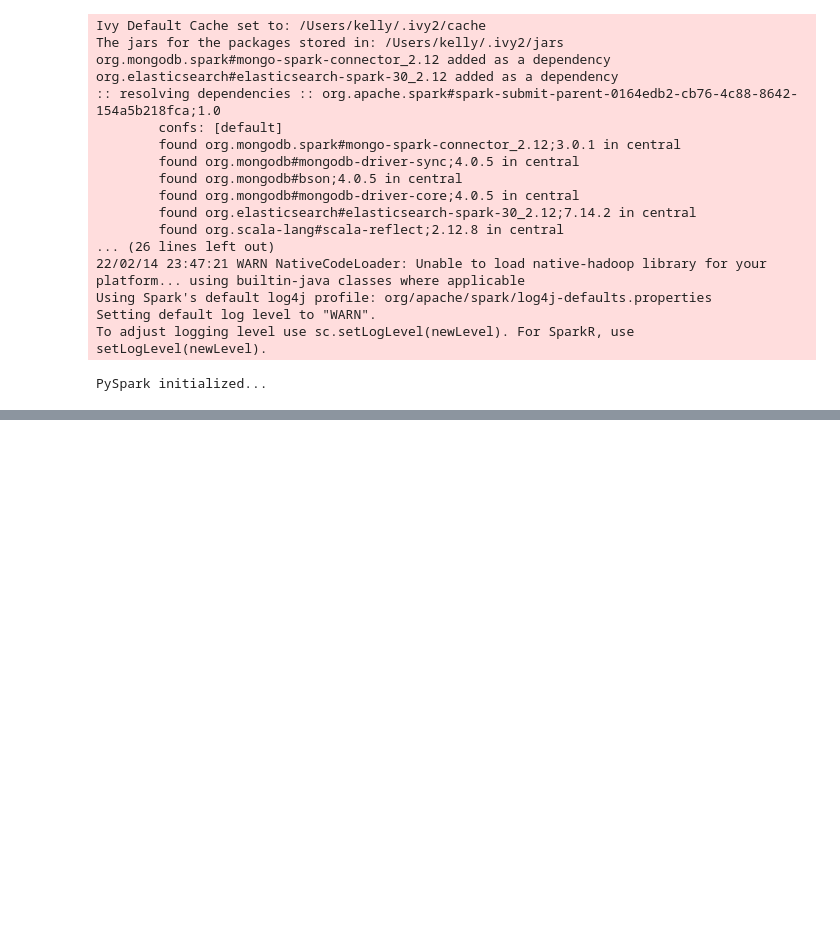
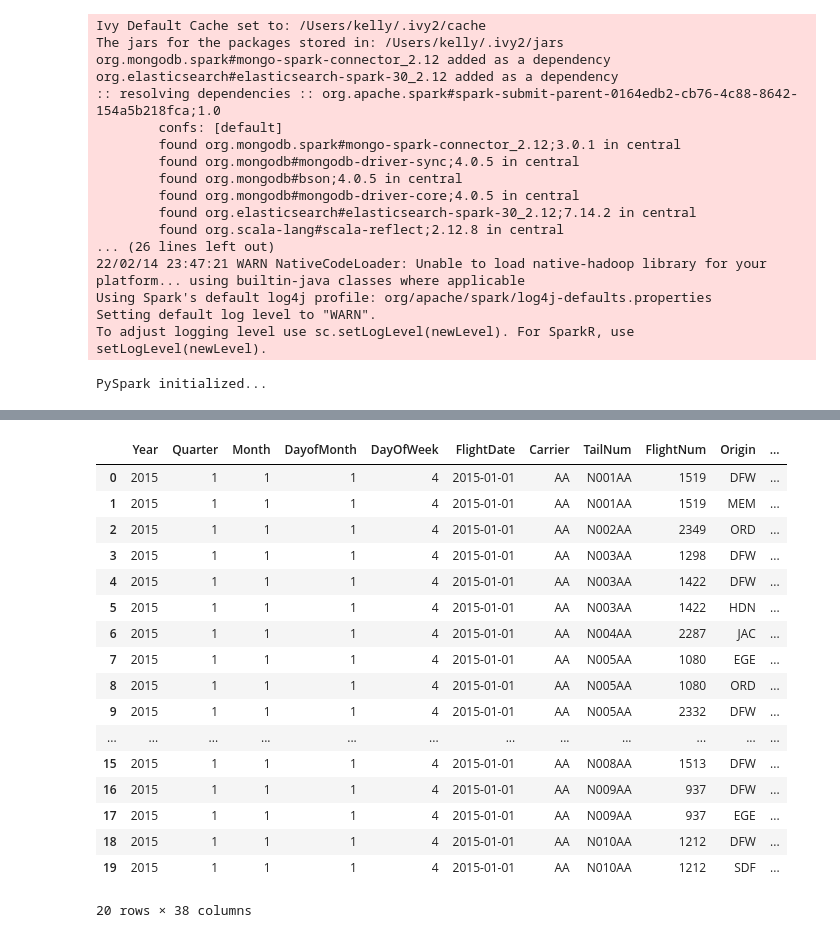
Before and after one commit to ojjy/datascience, a Jupyter notebook: data_eng/agile_DC2_ch04_prac.ipynb, the cells around one changed output, grey strips where cells are left out. Saved outputs shown, nothing was run; the diff lists cells and outputs as text; code cells hidden in the pictures; blank space fills up the shorter version.

```diff
--- a/data_eng/agile_DC2_ch04_prac.ipynb
+++ b/data_eng/agile_DC2_ch04_prac.ipynb
@@ -73,0 +185,4 @@ trimmed_cast_performance.limit(10).toPandas().head()
+# %%
+on_time_df = spark.read.parquet("data/on_time_performance.parquet")
+on_time_df.write.format("mongo").mode("append").option("database","agile_ds").option("collection","on_time_performance").save()
+print("Data saved to MongoDB")
@@ -73,0 +211,21 @@ trimmed_cast_performance.limit(10).toPandas().head()
+# %%
+on_time_df.limit(20).toPandas()
+# %% [output]
+|  | Year | Quarter | Month | DayofMonth | DayOfWeek | FlightDate | Carrier | TailNum | FlightNum | Origin | ... |
+| 0 | 2015 | 1 | 1 | 1 | 4 | 2015-01-01 | AA | N001AA | 1519 | DFW | ... |
+| 1 | 2015 | 1 | 1 | 1 | 4 | 2015-01-01 | AA | N001AA | 1519 | MEM | ... |
+| 2 | 2015 | 1 | 1 | 1 | 4 | 2015-01-01 | AA | N002AA | 2349 | ORD | ... |
+| 3 | 2015 | 1 | 1 | 1 | 4 | 2015-01-01 | AA | N003AA | 1298 | DFW | ... |
+| 4 | 2015 | 1 | 1 | 1 | 4 | 2015-01-01 | AA | N003AA | 1422 | DFW | ... |
+| 5 | 2015 | 1 | 1 | 1 | 4 | 2015-01-01 | AA | N003AA | 1422 | HDN | ... |
+| 6 | 2015 | 1 | 1 | 1 | 4 | 2015-01-01 | AA | N004AA | 2287 | JAC | ... |
+| 7 | 2015 | 1 | 1 | 1 | 4 | 2015-01-01 | AA | N005AA | 1080 | EGE | ... |
+| 8 | 2015 | 1 | 1 | 1 | 4 | 2015-01-01 | AA | N005AA | 1080 | ORD | ... |
+| 9 | 2015 | 1 | 1 | 1 | 4 | 2015-01-01 | AA | N005AA | 2332 | DFW | ... |
+| ... | ... | ... | ... | ... | ... | ... | ... | ... | ... | ... | ... |
+| 15 | 2015 | 1 | 1 | 1 | 4 | 2015-01-01 | AA | N008AA | 1513 | DFW | ... |
+| 16 | 2015 | 1 | 1 | 1 | 4 | 2015-01-01 | AA | N009AA | 937 | DFW | ... |
+| 17 | 2015 | 1 | 1 | 1 | 4 | 2015-01-01 | AA | N009AA | 937 | EGE | ... |
+| 18 | 2015 | 1 | 1 | 1 | 4 | 2015-01-01 | AA | N010AA | 1212 | DFW | ... |
+| 19 | 2015 | 1 | 1 | 1 | 4 | 2015-01-01 | AA | N010AA | 1212 | SDF | ... |
+20 rows × 38 columns
```
Also changed, not shown: parts of 9 cells of this notebook.
